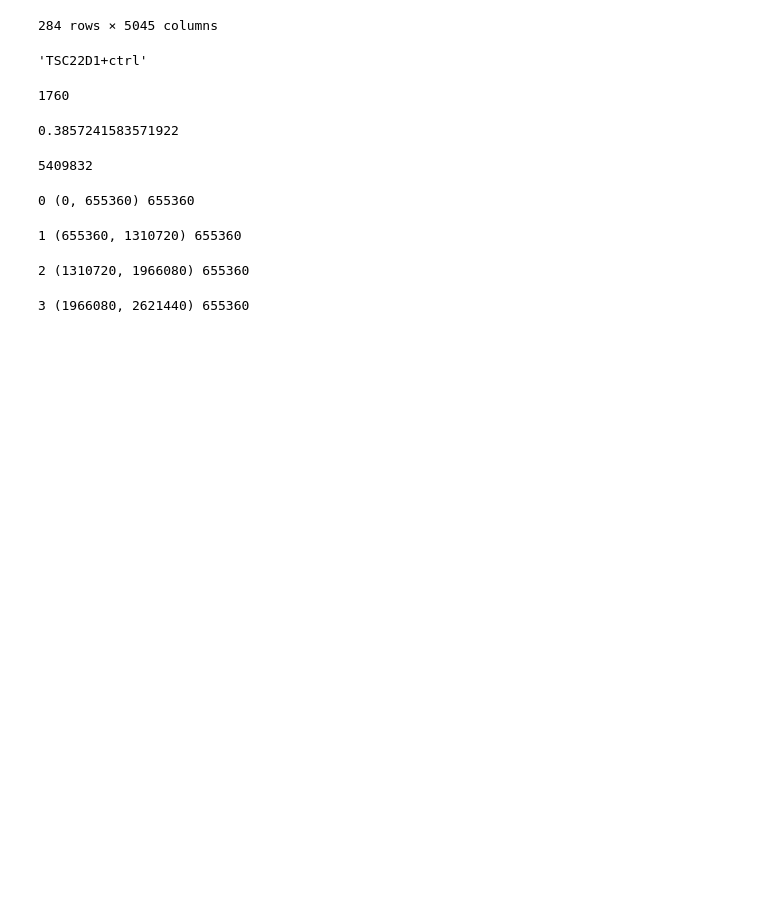
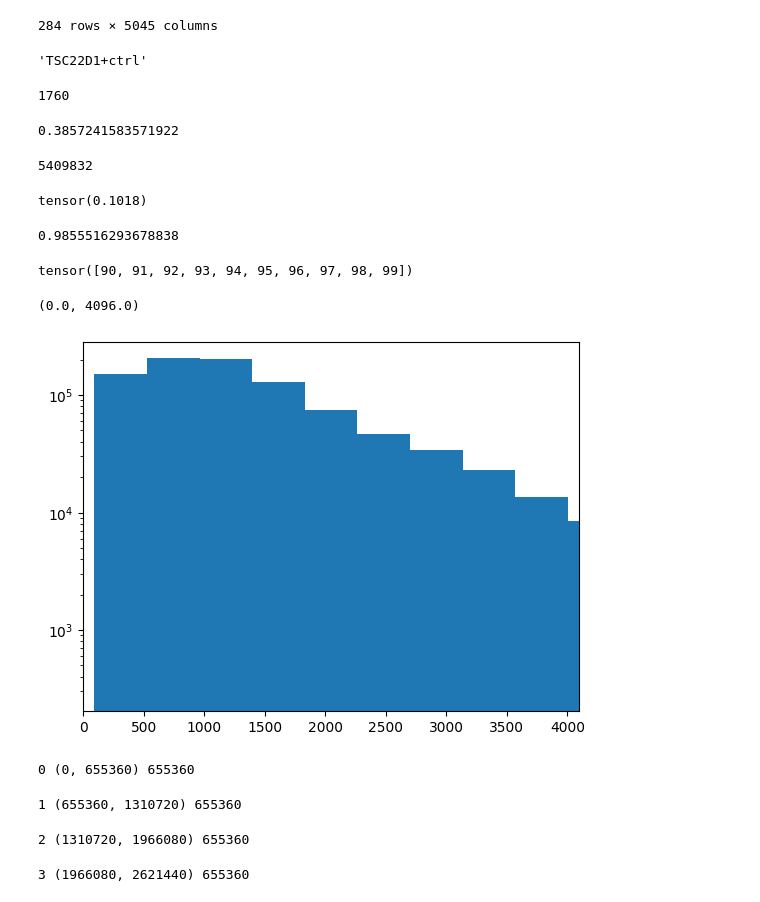
Before and after one commit to synthetic-tensors/caduceus, a Jupyter notebook: crispr_data_wrangling.ipynb, the cells around one changed output. Saved outputs shown, nothing was run; the diff lists cells and outputs as text; code cells hidden in the pictures; blank space fills up the shorter version.

```diff
--- a/crispr_data_wrangling.ipynb
+++ b/crispr_data_wrangling.ipynb
@@ -1358,3 +1392,26 @@ ds.save_to_disk('dataset_gears_norman_sgrna_bulk')
+# %%
+de = ds_de_sg['test']['input_vals']
+ex = ds_sg['test']['input_vals']
+ctrl = de - ex
+lafn[0]-ex[0]
+#ctrl_norm = clip_min_max_norm(ctrl)
+# %% [output]
+tensor(0.1018)
+# %%
+sum([True if x <4096*2 else False for x in lens])/len(lens)
+# %% [output]
+0.9855516293678838
+# %%
+torch.arange(100)[-10:]
+# %% [output]
+tensor([90, 91, 92, 93, 94, 95, 96, 97, 98, 99])
+# %%
+plt.hist(lens, bins=100)
+plt.yscale('log')
+plt.xlim(0,4096)
+# %% [output]
+(0.0, 4096.0)
+[figure, added]
 # %%
 ds = datasets.load_from_disk('dataset_gears_norman_de_sgrna_bulk').with_format('torch')
 sz = ds[0]['input_ids'].shape
```
Also changed, not shown: parts of 13 cells of this notebook, 3 other files.
